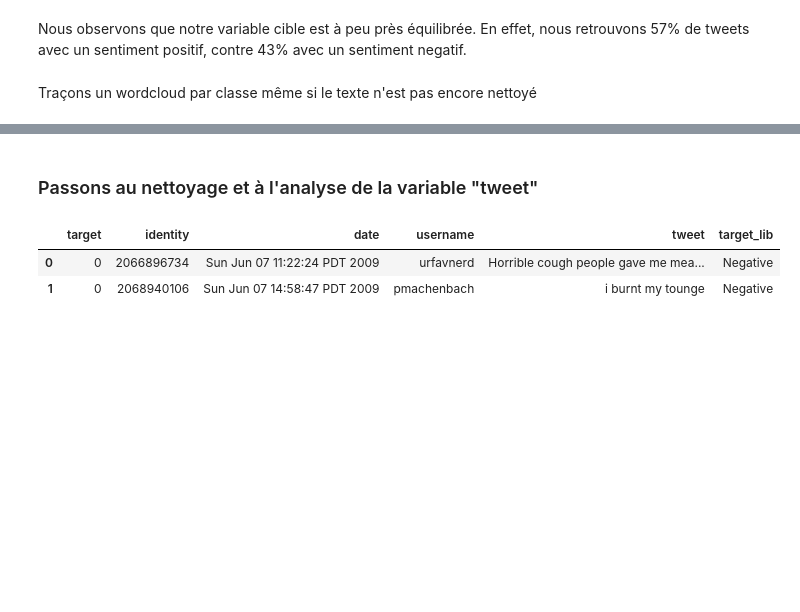
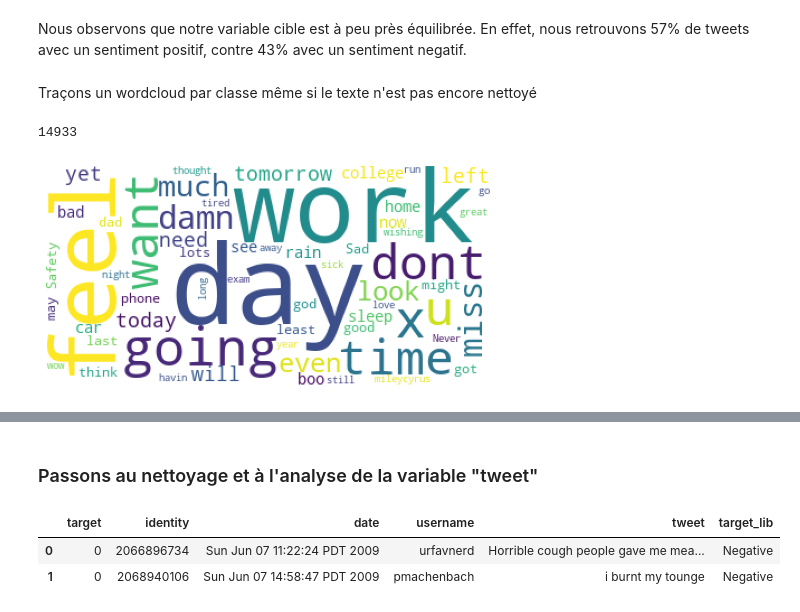
Before and after one commit to AurelieAAN/Project7_detection_des_tweets_d_insatisfactions_deep_learning, a Jupyter notebook: P7_02_scripts.ipynb, the cells around one changed output, grey strips where cells are left out. Saved outputs shown, nothing was run; the diff lists cells and outputs as text; code cells hidden in the pictures; blank space fills up the shorter version.

```diff
--- a/P7_02_scripts.ipynb
+++ b/P7_02_scripts.ipynb
@@ -217,3 +224,11 @@ graph_circle(df["target_lib"], "Target",
 Nous observons que notre variable cible est à peu près équilibrée. En effet, nous retrouvons 57% de tweets avec un sentiment positif, contre 43% avec un sentiment negatif.
 # %% [markdown]
 Traçons un wordcloud par classe même si le texte n'est pas encore nettoyé
+# %%
+gc.collect()
+# %% [output]
+14933
+# %%
+pk.wordcloud_plot(df.loc[df["target"]==0]["tweet"])
+# %% [output]
+[figure, added]
```
Also changed, not shown: parts of 47 cells of this notebook.
